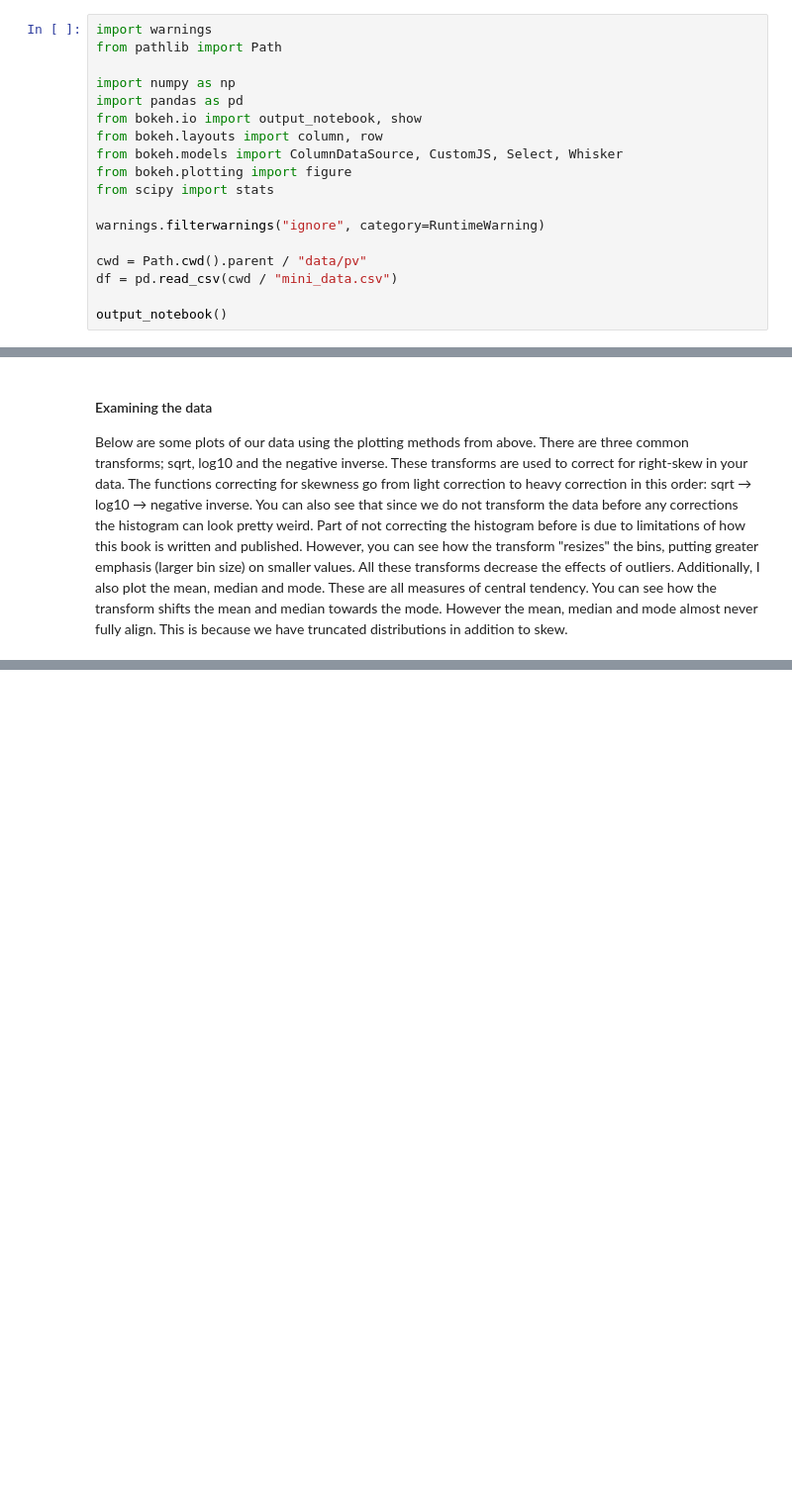
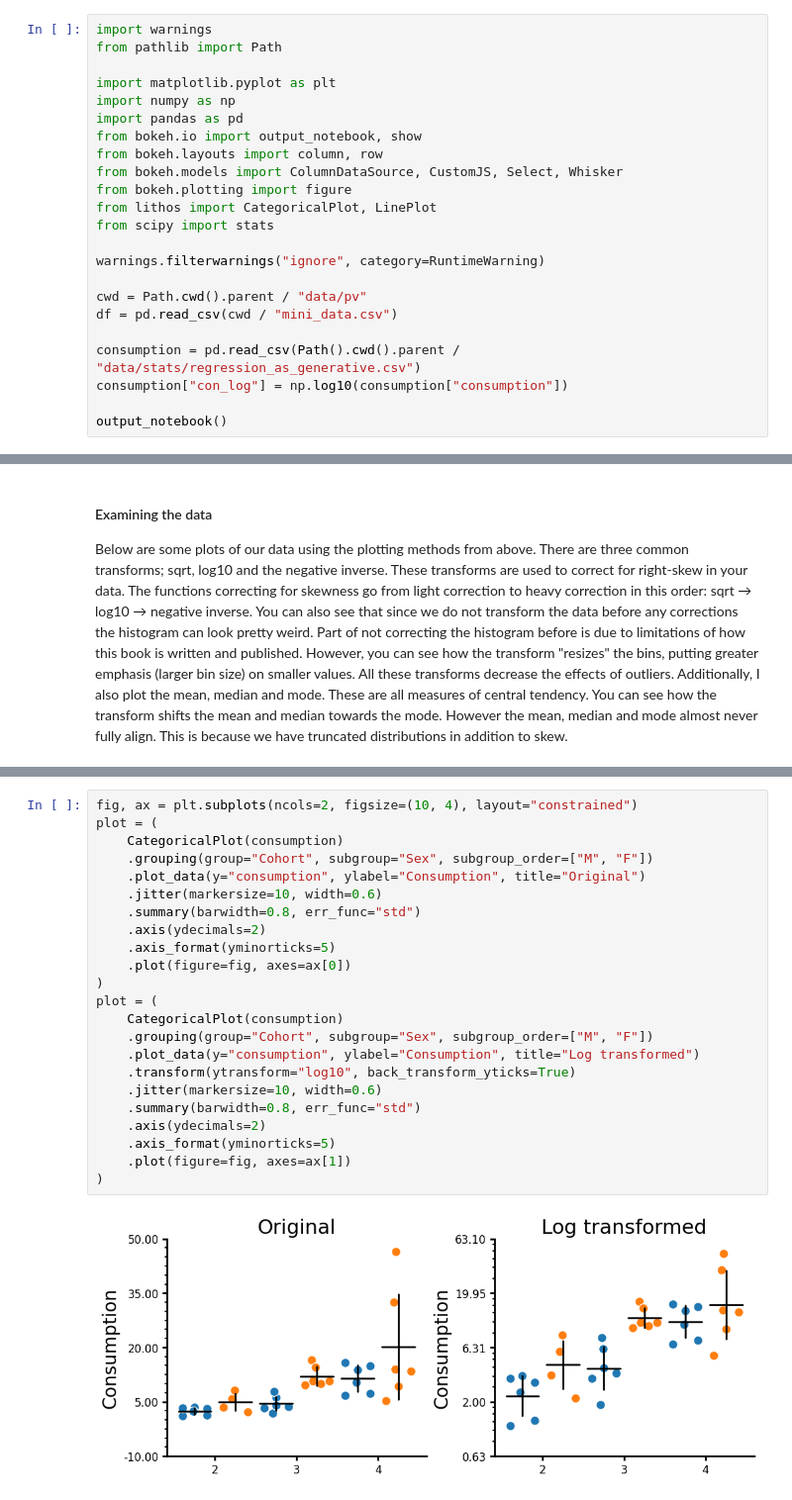
Before and after one commit to LarsHenrikNelson/PatchClampHandbook, a Jupyter notebook: nb/understanding_your_data.ipynb, the cells around one changed output, grey strips where cells are left out. Shown at 99% size. Saved outputs shown, nothing was run; the diff lists cells and outputs as text; blank space fills up the shorter version.

```diff
--- a/nb/understanding_your_data.ipynb
+++ b/nb/understanding_your_data.ipynb
@@ -6,12 +6,14 @@ One of the biggest issues with data analysis in the biological sciences is that
 import warnings
 from pathlib import Path
 
+import matplotlib.pyplot as plt
 import numpy as np
 import pandas as pd
 from bokeh.io import output_notebook, show
 from bokeh.layouts import column, row
 from bokeh.models import ColumnDataSource, CustomJS, Select, Whisker
 from bokeh.plotting import figure
+from lithos import CategoricalPlot, LinePlot
 from scipy import stats
 
 warnings.filterwarnings("ignore", category=RuntimeWarning)
@@ -19,4 +21,7 @@ warnings.filterwarnings("ignore", category=RuntimeWarning)
 cwd = Path.cwd().parent / "data/pv"
 df = pd.read_csv(cwd / "mini_data.csv")
 
+consumption = pd.read_csv(Path().cwd().parent / "data/stats/regression_as_generative.csv")
+consumption["con_log"] = np.log10(consumption["consumption"])
+
 output_notebook()
@@ -250,2 +266,27 @@ show(column(row(menu, transform), row(hist_figure, kde_figure, box_figure)))
+# %%
+fig, ax = plt.subplots(ncols=2, figsize=(10, 4), layout="constrained")
+plot = (
+    CategoricalPlot(consumption)
+    .grouping(group="Cohort", subgroup="Sex", subgroup_order=["M", "F"])
+    .plot_data(y="consumption", ylabel="Consumption", title="Original")
+    .jitter(markersize=10, width=0.6)
+    .summary(barwidth=0.8, err_func="std")
+    .axis(ydecimals=2)
+    .axis_format(yminorticks=5)
+    .plot(figure=fig, axes=ax[0])
+)
+plot = (
+    CategoricalPlot(consumption)
+    .grouping(group="Cohort", subgroup="Sex", subgroup_order=["M", "F"])
+    .plot_data(y="consumption", ylabel="Consumption", title="Log transformed")
+    .transform(ytransform="log10", back_transform_yticks=True)
+    .jitter(markersize=10, width=0.6)
+    .summary(barwidth=0.8, err_func="std")
+    .axis(ydecimals=2)
+    .axis_format(yminorticks=5)
+    .plot(figure=fig, axes=ax[1])
+)
+# %% [output]
+[figure, added]
 # %% [markdown]
 ## Count data
```
Also changed, not shown: parts of 7 cells of this notebook, 8 other files.
